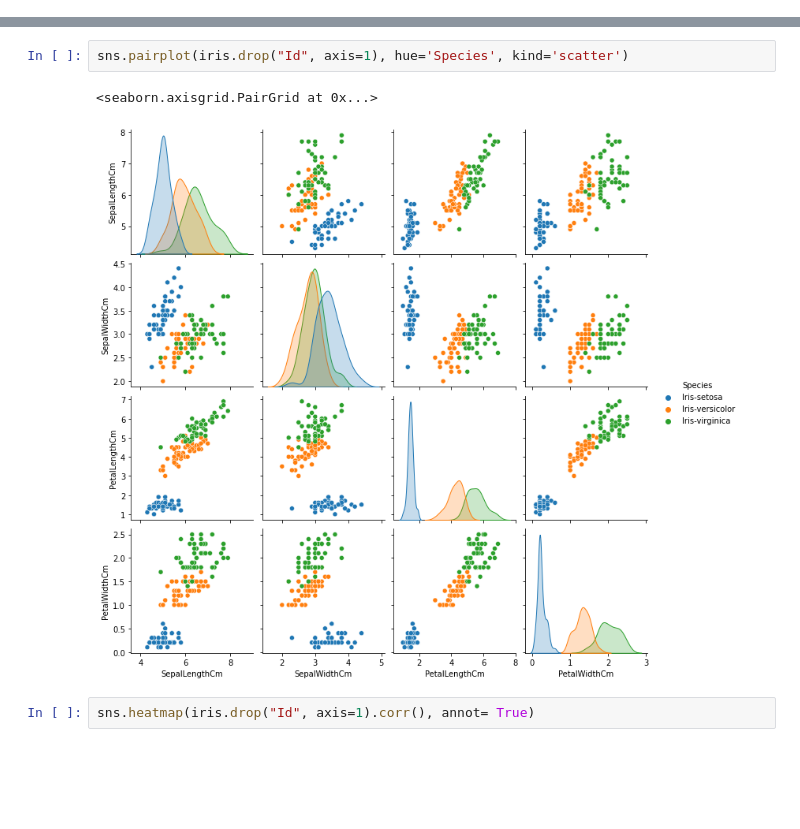
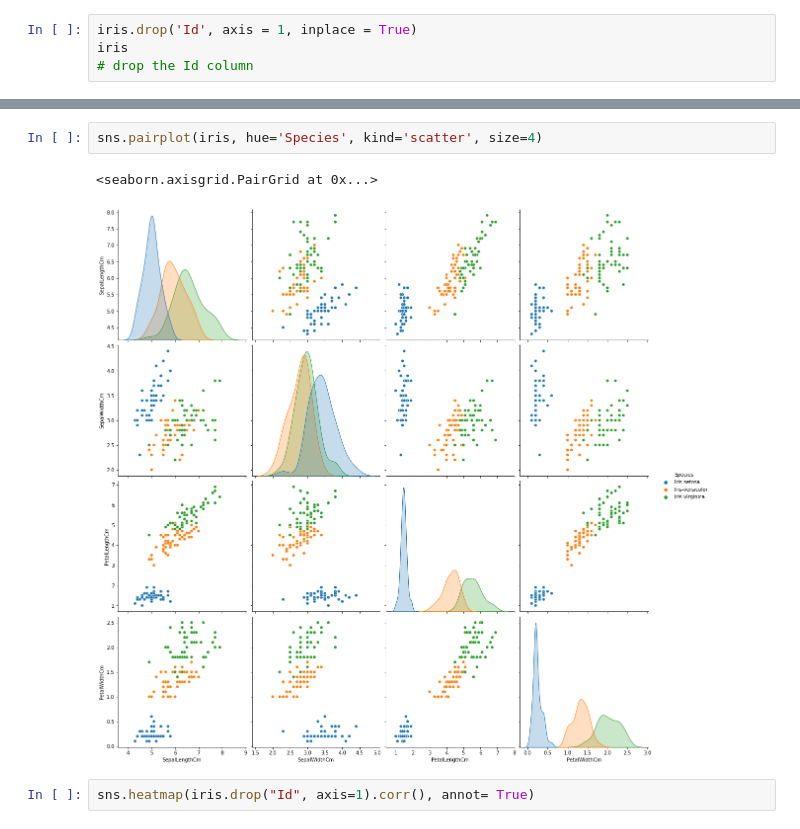
Before and after one commit to iData1011/data-analysis-projects, a Jupyter notebook: EDA-iris/Iris-data-analysis.ipynb, the cells around one changed output, grey strips where cells are left out. Drawn from its saved outputs; the diff is of its cells as text; blank space fills up the shorter version.

```diff
--- a/EDA-iris/Iris-data-analysis.ipynb
+++ b/EDA-iris/Iris-data-analysis.ipynb
@@ -47,0 +95,4 @@ Name: Species, dtype: int64
+# %%
+iris.drop('Id', axis = 1, inplace = True)
+iris
+# drop the Id column
@@ -65,8 +142,8 @@ array([[<AxesSubplot:title={'center':'PetalLengthCm'}, xlabel='[Species]'>,
 # %%
-sns.pairplot(iris.drop("Id", axis=1), hue='Species', kind='scatter')
+sns.pairplot(iris, hue='Species', kind='scatter', size=4)
 # %% [output]
 <seaborn.axisgrid.PairGrid at 0x...>
-[figure, old version]
+[figure, new version]
 # %%
 sns.heatmap(iris.drop("Id", axis=1).corr(), annot= True)
 # %% [output]
```
Also changed, not shown: parts of 24 cells of this notebook.
